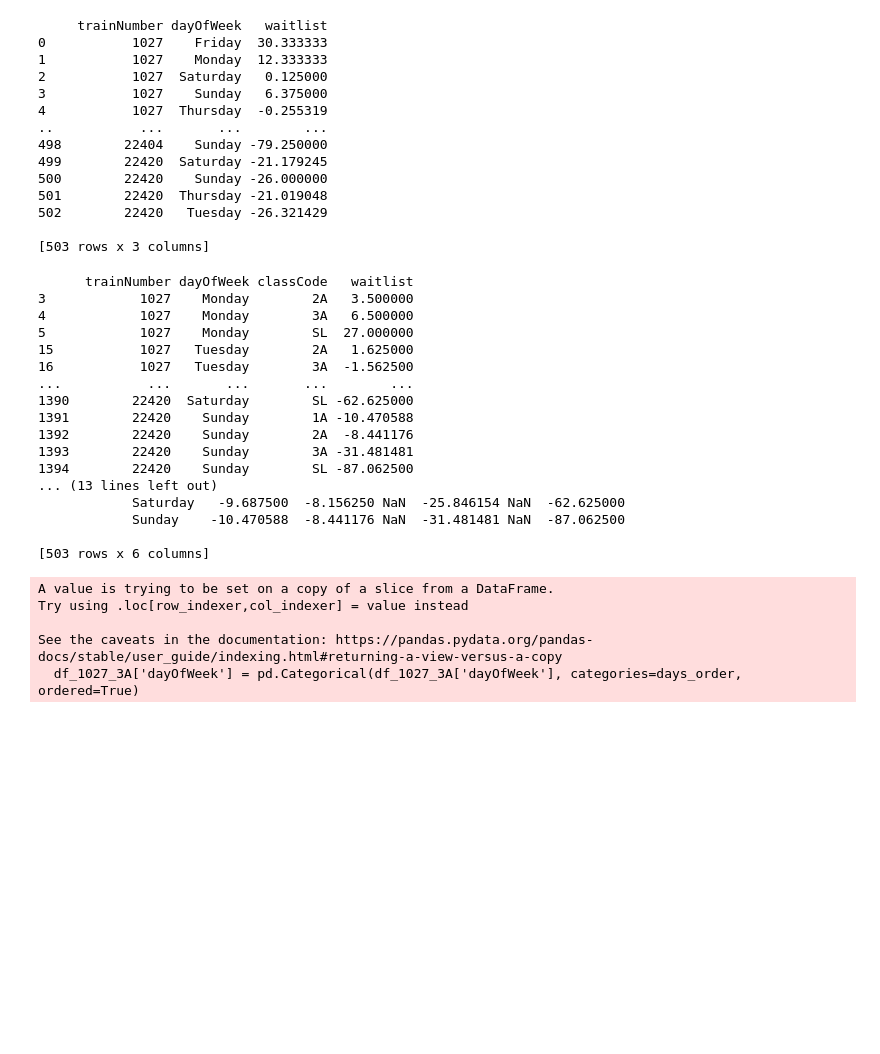
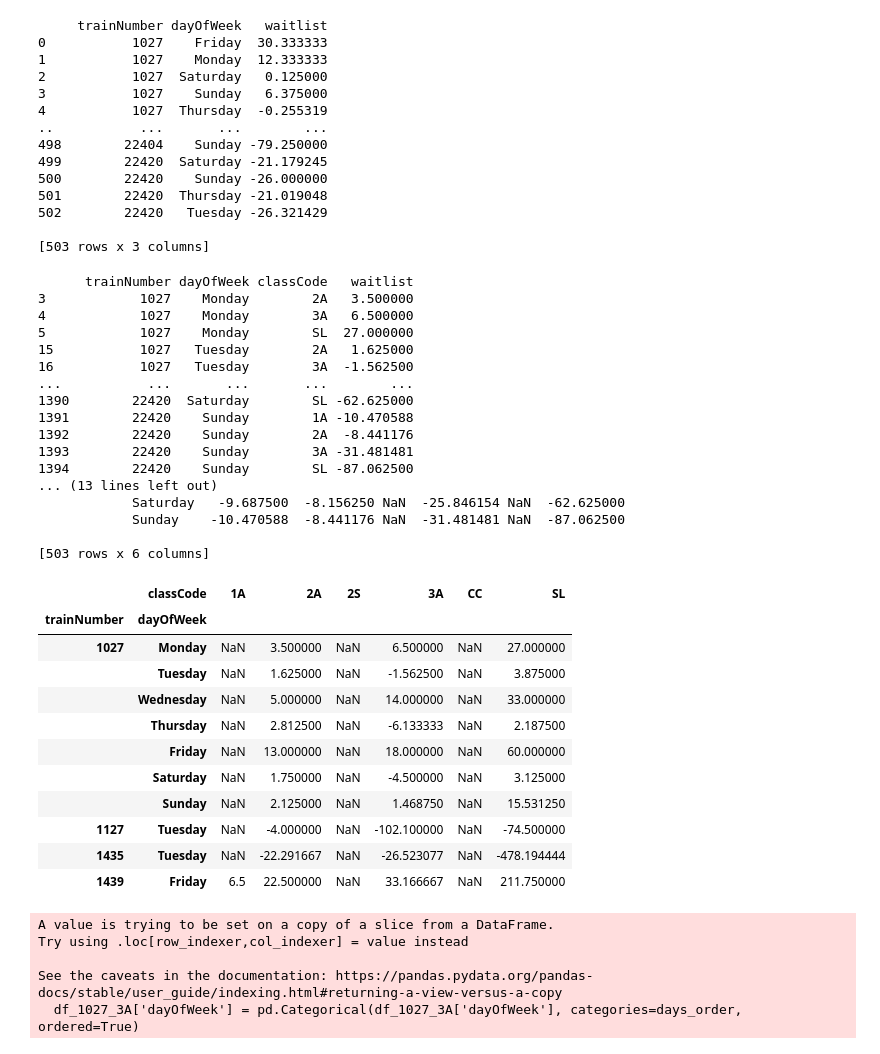
Before and after one commit to yashu1819/DPonTrain, a Jupyter notebook: TrainTripper/Processing/demand_analysis.ipynb, the cells around one changed output. Saved outputs shown, nothing was run; the diff lists cells and outputs as text; code cells hidden in the pictures; blank space fills up the shorter version.

```diff
--- a/TrainTripper/Processing/demand_analysis.ipynb
+++ b/TrainTripper/Processing/demand_analysis.ipynb
@@ -172,33 +172,47 @@ print(df_train_day_class)
 # but still keep trainNumber as part of the index.
 df_pivoted = df_train_day_class.pivot(
     index=['trainNumber','dayOfWeek'],
     columns='classCode',
     values='waitlist'
 )
 
 print(df_pivoted)
 
 # 4. Save to CSV if desired
 df_train_day_class.to_csv("mean_waitlist_by_train_day_class.csv", index=False)
 df_pivoted.to_csv("mean_waitlist_pivot_train_day_class.csv")
+
+df_pivoted.head(10)
 # %% [output]
       trainNumber dayOfWeek classCode   waitlist
 3            1027    Monday        2A   3.500000
 4            1027    Monday        3A   6.500000
 5            1027    Monday        SL  27.000000
 15           1027   Tuesday        2A   1.625000
 16           1027   Tuesday        3A  -1.562500
 ...           ...       ...       ...        ...
 1390        22420  Saturday        SL -62.625000
 1391        22420    Sunday        1A -10.470588
 1392        22420    Sunday        2A  -8.441176
 1393        22420    Sunday        3A -31.481481
 1394        22420    Sunday        SL -87.062500
 ... (13 lines left out)
             Saturday   -9.687500  -8.156250 NaN  -25.846154 NaN  -62.625000
             Sunday    -10.470588  -8.441176 NaN  -31.481481 NaN  -87.062500
 
 [503 rows x 6 columns]
+|  | classCode | 1A | 2A | 2S | 3A | CC | SL |
+| trainNumber | dayOfWeek |  |  |  |  |  |  |
+| 1027 | Monday | NaN | 3.500000 | NaN | 6.500000 | NaN | 27.000000 |
+|  | Tuesday | NaN | 1.625000 | NaN | -1.562500 | NaN | 3.875000 |
+|  | Wednesday | NaN | 5.000000 | NaN | 14.000000 | NaN | 33.000000 |
+|  | Thursday | NaN | 2.812500 | NaN | -6.133333 | NaN | 2.187500 |
+|  | Friday | NaN | 13.000000 | NaN | 18.000000 | NaN | 60.000000 |
+|  | Saturday | NaN | 1.750000 | NaN | -4.500000 | NaN | 3.125000 |
+|  | Sunday | NaN | 2.125000 | NaN | 1.468750 | NaN | 15.531250 |
+| 1127 | Tuesday | NaN | -4.000000 | NaN | -102.100000 | NaN | -74.500000 |
+| 1435 | Tuesday | NaN | -22.291667 | NaN | -26.523077 | NaN | -478.194444 |
+| 1439 | Friday | 6.5 | 22.500000 | NaN | 33.166667 | NaN | 211.750000 |
 # %%
 import pandas as pd
 import matplotlib.pyplot as plt
```
Also changed, not shown: parts of 9 cells of this notebook, 4 other files.
